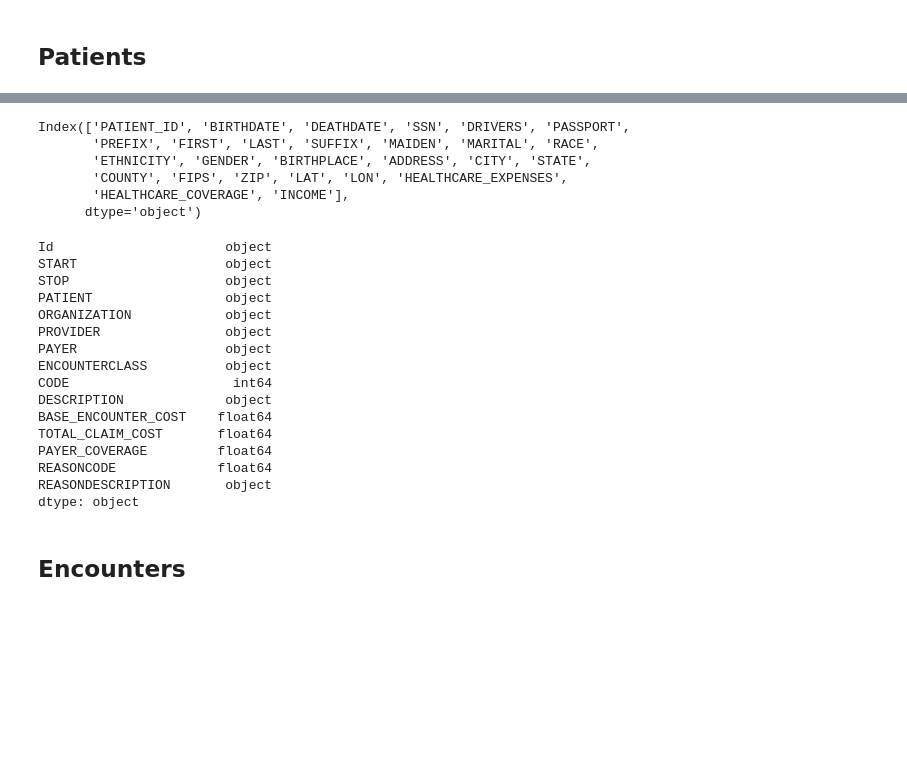
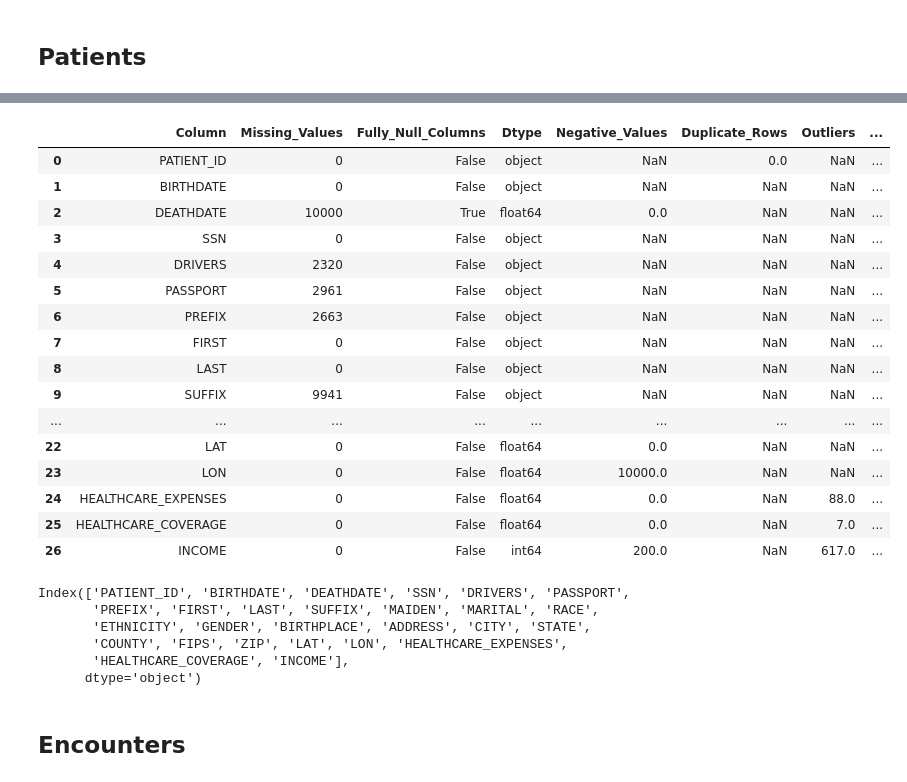
Before and after one commit to richasri92/century_health_assignment, a Jupyter notebook: century-health-assignment/notebooks/data_inspection.ipynb, the cells around one changed output, grey strips where cells are left out. Drawn from its saved outputs; the diff is of its cells as text; code cells hidden in the pictures; blank space fills up the shorter version.

```diff
--- a/century-health-assignment/notebooks/data_inspection.ipynb
+++ b/century-health-assignment/notebooks/data_inspection.ipynb
@@ -242,3 +244,55 @@ display(patients.head(5))
+# %%
+display(validate_dataframe(patients, outlier_cols=['HEALTHCARE_COVERAGE','INCOME','HEALTHCARE_EXPENSES','FIPS'], category_checks={
+    'RACE': ['white', 'native', 'black', 'asian', 'hawaiian'],
+    'CITY':['Fort Worth', 'Arlington', 'Houston', 'Waco', 'Levelland',
+       'Missouri City', 'DeSoto', 'Watauga', 'San Antonio', 'Pearland',
+       'Dallas', 'Flower Mound', 'Austin', 'Post', 'Pantego', 'Lubbock',
+       'El Paso', 'Georgetown', 'Huntsville', 'Silverton', 'Galveston',
+       'Port Neches', 'Irving', 'Plano', 'Corpus Christi', 'Frisco',
+       'Quanah', 'Rusk', 'Wolfforth', 'Balch Springs', 'Jourdanton',
+       'Highland', 'Conroe', 'Socorro', 'Lewisville', 'Star Harbor',
+       'Humble', 'Fort Bliss', 'Hereford', 'Odessa', 'Cedar Park',
+       'Doolittle', 'Laredo', 'Fabens', 'Round Rock', 'Pflugerville',
+       'Anna', 'Muenster', 'Wichita Falls', 'Winters', 'Richardson',
+       'Midland', 'West University Place', 'Tomball', 'Edinburg',
+       'Greenville', 'Garland', 'Rockwall', 'Katy', 'Rosenberg',
+       'Texas City', 'Killeen', 'Selma', 'Palestine', 'Eidson Road',
+       'Keller', 'Harlingen', 'Mansfield', 'Lake Jackson', 'Burnet',
+       'Sulphur Springs', 'San Marcos', 'Bellville', 'College Station',
+       'Weatherford', 'Gonzales', 'McKinney', 'Universal City', 'McAllen',
+       'Corinth', 'Leander', 'Kirby', 'The Woodlands', 'Athens',
+       'Hargill', 'Wells Branch', 'Mesquite', 'Del Rio', 'Cedar Hill',
+       'Siesta Acres', 'Plainview', 'Carrollton', 'Texarkana', 'Angleton',
+       'Merkel', 'Southlake', 'Weslaco', 'League City', 'Corsicana',
+       'Baytown', 'Hornsby Bend', 'Benbrook', 'Longview', 'Mineral Wells',
+       'Spring', 'North Richland Hills', 'Hurst', 'Terrell', 'Granbury',
+       'Monahans', 'Bryan', 'The Colony', 'Stratford', 'Coppell',
+       'Hewitt', 'Deer Park', 'Amarillo', 'Van Alstyne', 'Joshua',
+       'Pasadena', 'Kemah', 'Noonday', 'Duncanville', 'Western Lake','Buchanan Lake Village', 'Hardin', 'Mathis', 'Tornillo',
+       'Dodd City', 'Hallsville', 'Campbell', 'Pelican Bay', 'Haslet',
+       'Skellytown', 'Splendora', 'Lakeshore Gardens-Hidden Acres',
+       'Cottonwood Shores', 'Cedar Point', 'Lake Medina Shores', 'Krum',
+       'Pittsburg', 'Loma Linda East', 'Cisco'],
+
+    }, range_check_cols=None))
+# %% [output]
+|  | Column | Missing_Values | Fully_Null_Columns | Dtype | Negative_Values | Duplicate_Rows | Outliers | ... |
+| 0 | PATIENT_ID | 0 | False | object | NaN | 0.0 | NaN | ... |
+| 1 | BIRTHDATE | 0 | False | object | NaN | NaN | NaN | ... |
+| 2 | DEATHDATE | 10000 | True | float64 | 0.0 | NaN | NaN | ... |
+| 3 | SSN | 0 | False | object | NaN | NaN | NaN | ... |
+| 4 | DRIVERS | 2320 | False | object | NaN | NaN | NaN | ... |
+| 5 | PASSPORT | 2961 | False | object | NaN | NaN | NaN | ... |
+| 6 | PREFIX | 2663 | False | object | NaN | NaN | NaN | ... |
+| 7 | FIRST | 0 | False | object | NaN | NaN | NaN | ... |
+| 8 | LAST | 0 | False | object | NaN | NaN | NaN | ... |
+| 9 | SUFFIX | 9941 | False | object | NaN | NaN | NaN | ... |
+| ... | ... | ... | ... | ... | ... | ... | ... | ... |
+| 22 | LAT | 0 | False | float64 | 0.0 | NaN | NaN | ... |
+| 23 | LON | 0 | False | float64 | 10000.0 | NaN | NaN | ... |
+| 24 | HEALTHCARE_EXPENSES | 0 | False | float64 | 0.0 | NaN | 88.0 | ... |
+| 25 | HEALTHCARE_COVERAGE | 0 | False | float64 | 0.0 | NaN | 7.0 | ... |
+| 26 | INCOME | 0 | False | int64 | 200.0 | NaN | 617.0 | ... |
 # %%
 patients.columns
 # %% [output]
@@ -248,25 +302,6 @@ Index(['PATIENT_ID', 'BIRTHDATE', 'DEATHDATE', 'SSN', 'DRIVERS', 'PASSPORT',
        'COUNTY', 'FIPS', 'ZIP', 'LAT', 'LON', 'HEALTHCARE_EXPENSES',
        'HEALTHCARE_COVERAGE', 'INCOME'],
       dtype='object')
-# %%
-encounters.dtypes
-# %% [output]
-Id                      object
-START                   object
-STOP                    object
-PATIENT                 object
-ORGANIZATION            object
-PROVIDER                object
-PAYER                   object
-ENCOUNTERCLASS          object
-CODE                     int64
-DESCRIPTION             object
-BASE_ENCOUNTER_COST    float64
-TOTAL_CLAIM_COST       float64
-PAYER_COVERAGE         float64
-REASONCODE             float64
-REASONDESCRIPTION       object
-dtype: object
 # %% [markdown]
 ## Encounters
 # %%
```
Also changed, not shown: parts of 21 cells of this notebook.
